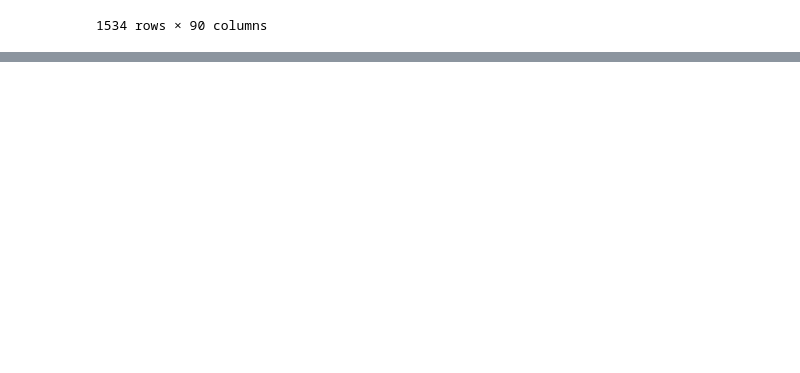
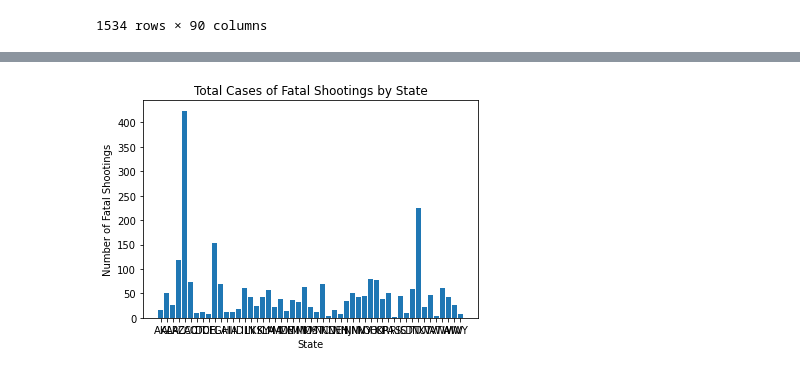
Before and after one commit to SaadSatter/Fatal_force_datascience, a Jupyter notebook: fatal_force_project_cse_351.ipynb, the cells around one changed output, grey strips where cells are left out. Saved outputs shown, nothing was run; the diff lists cells and outputs as text; code cells hidden in the pictures; blank space fills up the shorter version.

```diff
--- a/fatal_force_project_cse_351.ipynb
+++ b/fatal_force_project_cse_351.ipynb
@@ -879,3 +1166,17 @@ df_state_stats
 | WV | 27 | 27 | 0 | 26 | 1 | 0 | 24 | ... |
 | WY | 8 | 7 | 1 | 7 | 1 | 0 | 6 | ... |
 51 rows × 90 columns
+# %%
+'''
+The goal is to make a visualization of our data so we can find out which state in the set has the most fatal police shootings
+
+Create a bar graph using the df_state_stats DataFrame to visualize the trend of fatal shootings per state
+'''
+
+plt.bar(df_state_stats.index, df_state_stats['Total Cases'])
+plt.title('Total Cases of Fatal Shootings by State')
+plt.xlabel('State')
+plt.ylabel('Number of Fatal Shootings')
+plt.show()
+# %% [output]
+[figure, added]
```
Also changed, not shown: parts of 52 cells of this notebook, 1 other file.
